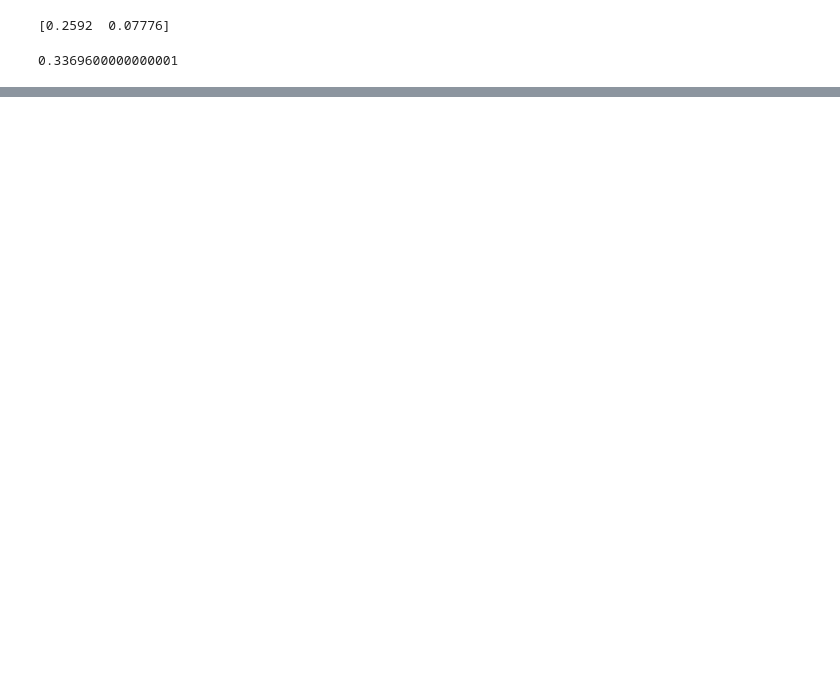
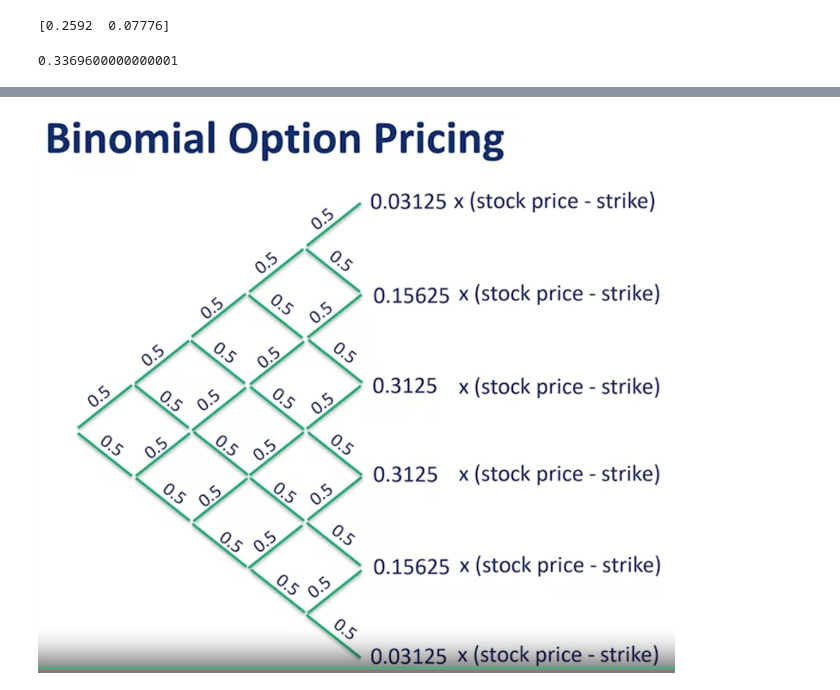
Before and after one commit to dykim04/-etc-_python, a Jupyter notebook: 01.data_science_for_investment_professionals/1) data & statistics foundation/2_2.binomial_distribution.ipynb, the cells around one changed output, grey strips where cells are left out. Cells and saved outputs as stored; diff of their text form; code cells hidden in the pictures; blank space fills up the shorter version.

```diff
--- a/01.data_science_for_investment_professionals/1) data & statistics foundation/2_2.binomial_distribution.ipynb
+++ b/01.data_science_for_investment_professionals/1) data & statistics foundation/2_2.binomial_distribution.ipynb
@@ -50,0 +47,4 @@ sum(stats.binom.pmf([4,5], 5, 0.6))
+# %%
+Image(filename='img/binomial_option_pricing.png')
+# %% [output]
+[figure, added]
```
Also changed, not shown: parts of 8 cells of this notebook, 5 other files.
